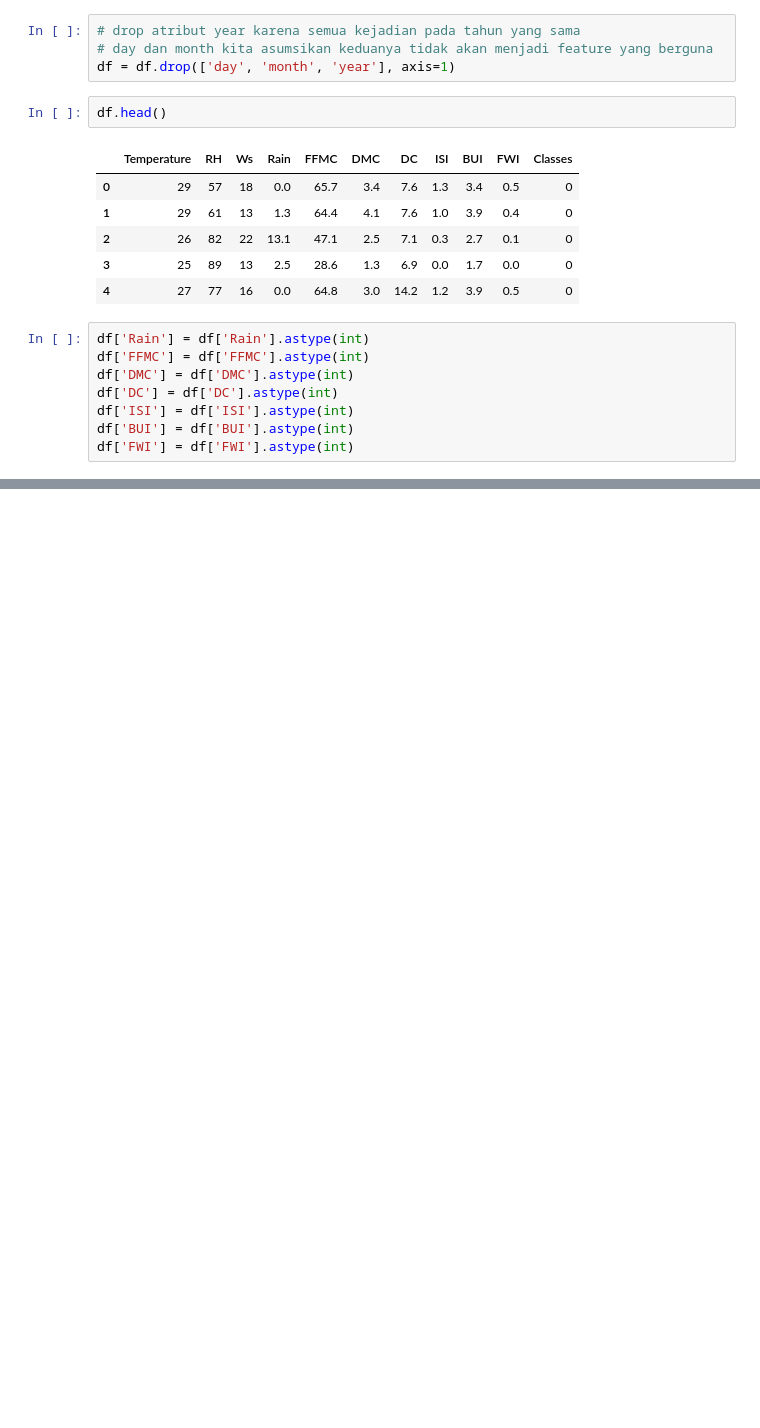
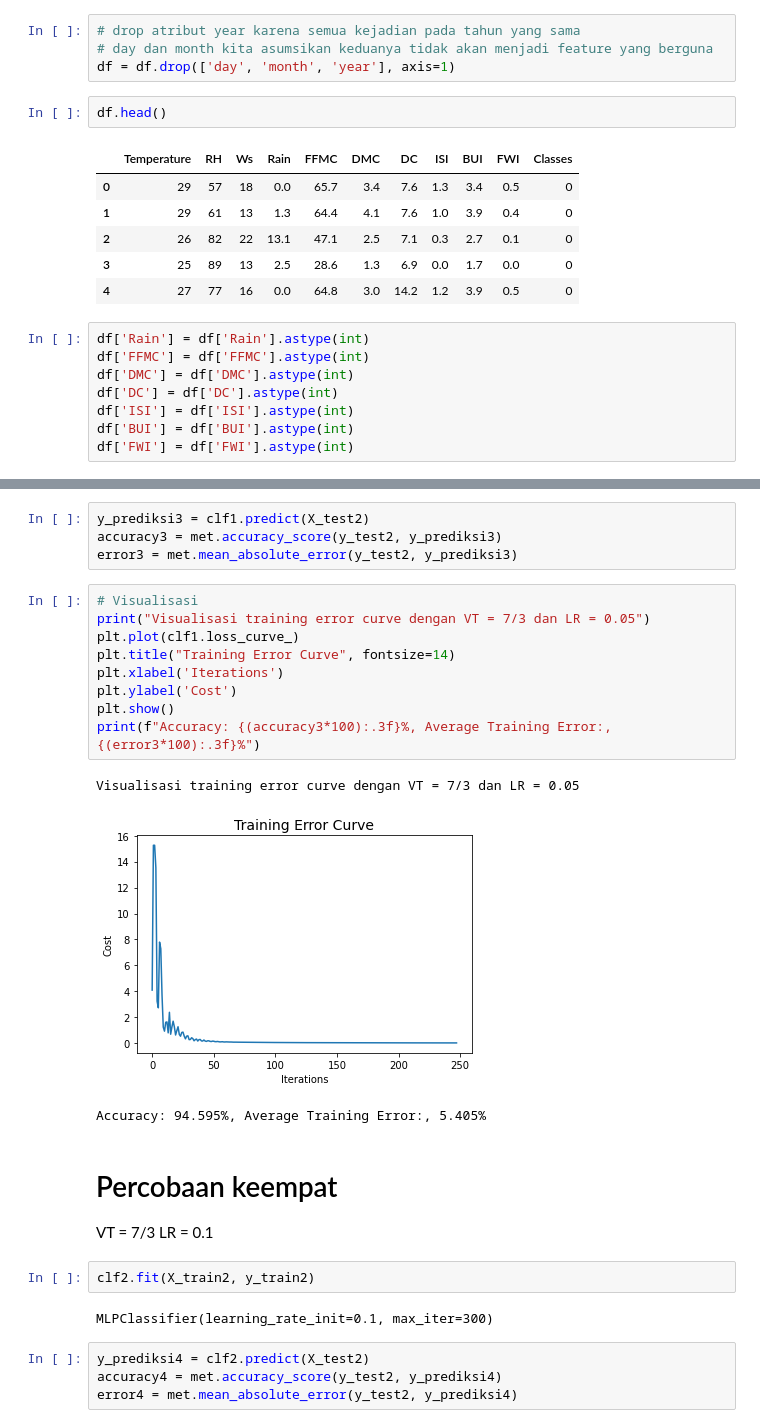
Before and after one commit to farhanalmoza/semester4, a Jupyter notebook: KCB/Final Project/tugas2/klasifikasi_aff.ipynb, the cells around one changed output, grey strips where cells are left out. Saved outputs shown, nothing was run; the diff lists cells and outputs as text; blank space fills up the shorter version.

```diff
--- a/KCB/Final Project/tugas2/klasifikasi_aff.ipynb
+++ b/KCB/Final Project/tugas2/klasifikasi_aff.ipynb
@@ -133,0 +140,29 @@ Epoch 100/100
+# %%
+y_prediksi3 = clf1.predict(X_test2)
+accuracy3 = met.accuracy_score(y_test2, y_prediksi3)
+error3 = met.mean_absolute_error(y_test2, y_prediksi3)
+# %%
+# Visualisasi
+print("Visualisasi training error curve dengan VT = 7/3 dan LR = 0.05")
+plt.plot(clf1.loss_curve_)
+plt.title("Training Error Curve", fontsize=14)
+plt.xlabel('Iterations')
+plt.ylabel('Cost')
+plt.show()
+print(f"Accuracy: {(accuracy3*100):.3f}%, Average Training Error:, {(error3*100):.3f}%")
+# %% [output]
+Visualisasi training error curve dengan VT = 7/3 dan LR = 0.05
+[figure, added]
+Accuracy: 94.595%, Average Training Error:, 5.405%
+# %% [markdown]
+# Percobaan keempat
+VT = 7/3
+LR = 0.1
+# %%
+clf2.fit(X_train2, y_train2)
+# %% [output]
+MLPClassifier(learning_rate_init=0.1, max_iter=300)
+# %%
+y_prediksi4 = clf2.predict(X_test2)
+accuracy4 = met.accuracy_score(y_test2, y_prediksi4)
+error4 = met.mean_absolute_error(y_test2, y_prediksi4)
```
Also changed, not shown: parts of 22 cells of this notebook, 4 other files.
